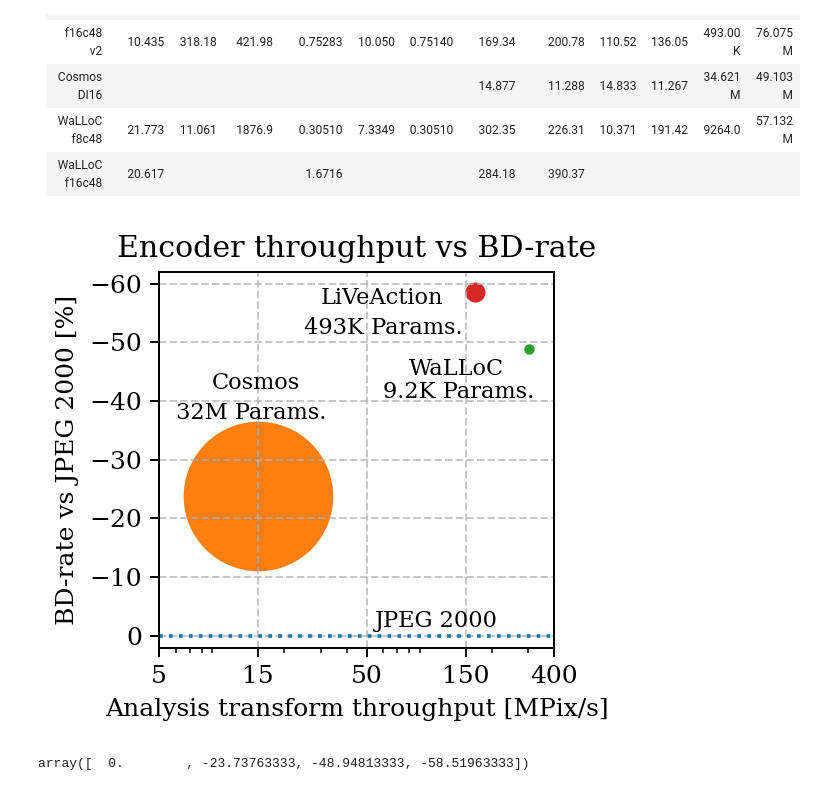
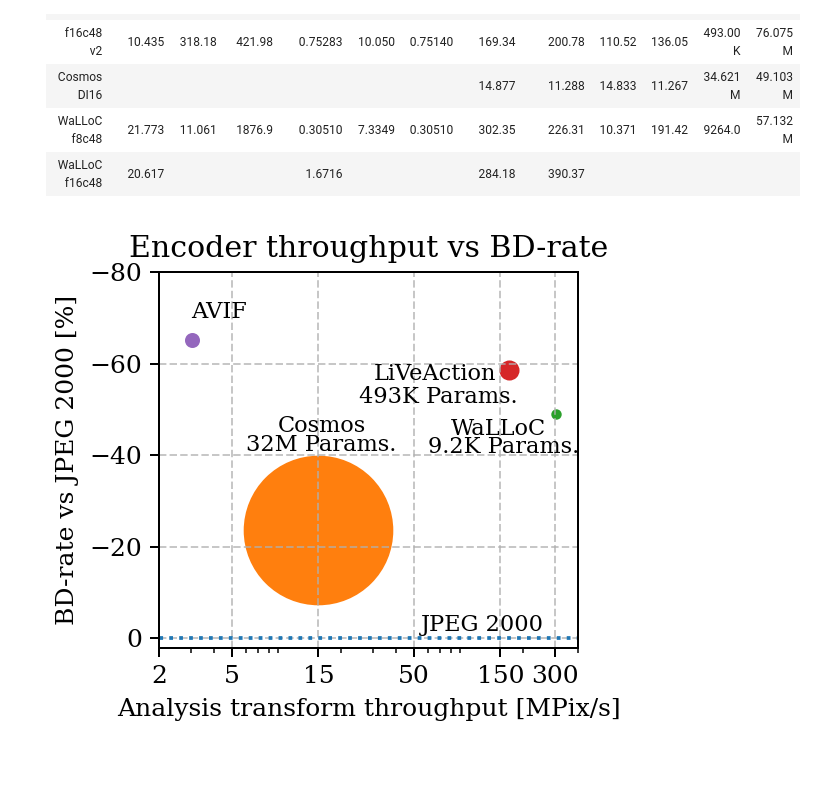
Before and after one commit to UT-SysML/liveaction, a Jupyter notebook: eval/bd_vs_complexity.ipynb, the cells around one changed output. Saved outputs shown, nothing was run; the diff lists cells and outputs as text; code cells hidden in the pictures.

Commit message:
avif

```diff
--- a/eval/bd_vs_complexity.ipynb
+++ b/eval/bd_vs_complexity.ipynb
@@ -9,52 +9,51 @@
 # %%
 import matplotlib.pyplot as plt, numpy as np
 
-encoders = ["", "Cosmos", "WaLLoC", "LiVeAction"]
-throughput = [50, 14.877, 302.35, 166.79]
-bd_ssim_rate  = np.array([0, -29.9439, -57.5230, -70.0758])
-bd_psnr_rate  = np.array([0, +49.6106, -27.6079, -36.3974])
-bd_dists_rate = np.array([0, -90.8796, -61.7135, -69.0857])
+encoders = ["", "Cosmos", "WaLLoC", "LiVeAction", "AVIF"]
+throughput = [50, 14.877, 302.35, 166.79, 3.0123]
+bd_ssim_rate  = np.array([0, -29.9439, -57.5230, -70.0758, -71.0959])
+bd_psnr_rate  = np.array([0, +49.6106, -27.6079, -36.3974, -64.0286])
+bd_dists_rate = np.array([0, -90.8796, -61.7135, -69.0857, -60.5623])
 bd_rate = (1/3)*(bd_ssim_rate + bd_psnr_rate + bd_dists_rate)
+# bd_rate = (1/2)*(bd_ssim_rate + bd_dists_rate)
 
-sizes = np.array([0, 34.621, 0.009264, 0.493])
+sizes = np.array([0, 34.621, 0.009264, 0.493, 0.25])
 sizes[2] = 0.1 # too small to see
 sizes = 100*sizes
 plt.rcParams["font.family"] = "serif"
 plt.figure(figsize=(3.2, 3), dpi=180)
 
-for i in range(4):
+for i in range(5):
     plt.scatter(throughput[i], bd_rate[i], s=sizes[i])
 
 plt.xscale('log')
 
-
 for i, label in enumerate(encoders):
     if i ==1:
-        plt.text(9, -42, label, fontsize=9)
-        plt.text(6, -37, '32M Params.', fontsize=9)
+        plt.text(9, -45, label, fontsize=9)
+        plt.text(6, -41, '32M Params.', fontsize=9)
     elif i ==2:
         plt.text(80, -44.5, label, fontsize=9)
         plt.text(60, -40.5, '9.2K Params.', fontsize=9)
     elif i ==3:
         plt.text(30, -56.5, label, fontsize=9)
         plt.text(25, -51.5, '493K Params.', fontsize=9)
+    elif i ==4:
+        plt.text(3, -70, label, fontsize=9)
+        # plt.text(25, -51.5, 'AVIF', fontsize=9)
 
-plt.plot([5,400],[0,0],linestyle=':')
+plt.plot([0.5,400],[0,0],linestyle=':')
 plt.text(55,-1.5, 'JPEG 2000', fontsize=9)
 
 plt.xlabel("Analysis transform throughput [MPix/s]")
 plt.ylabel("BD-rate vs JPEG 2000 [%]")
 plt.title("Encoder throughput vs BD-rate")
-plt.xlim([5,400])
-plt.ylim([-62,2])
-plt.xticks([5,15,50,150,400],labels = ['5','15','50','150','400']);
+plt.xlim([2,400])
+plt.ylim([-80,2])
+plt.xticks([2,5,15,50,150,300],labels = ['2','5','15','50','150','300']);
 plt.grid(True, linestyle='--', alpha=0.7)
 plt.tight_layout()
 plt.gca().invert_yaxis()
 plt.savefig('tp_vs_bd.svg')
 # %% [output]
-[figure, old version]
+[figure, new version]
-# %%
-bd_rate
-# %% [output]
-array([  0.        , -23.73763333, -48.94813333, -58.51963333])
```
